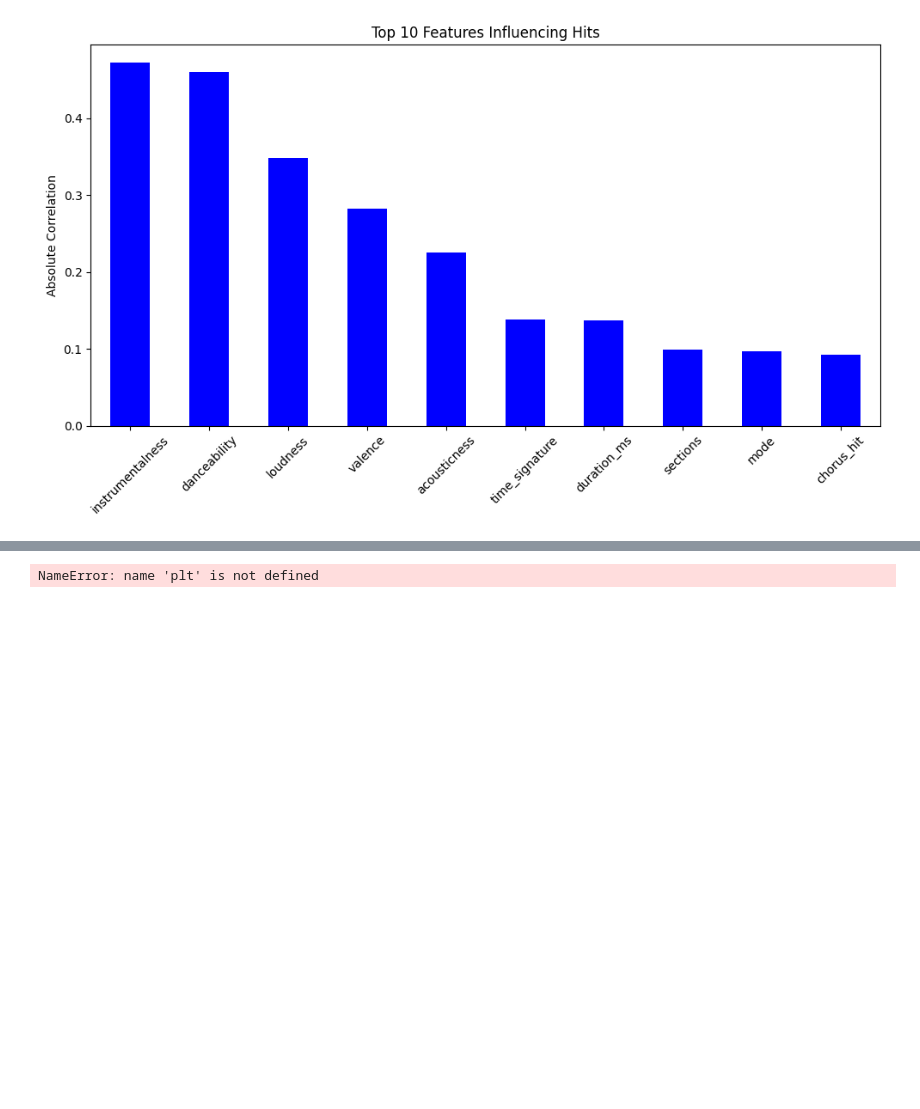
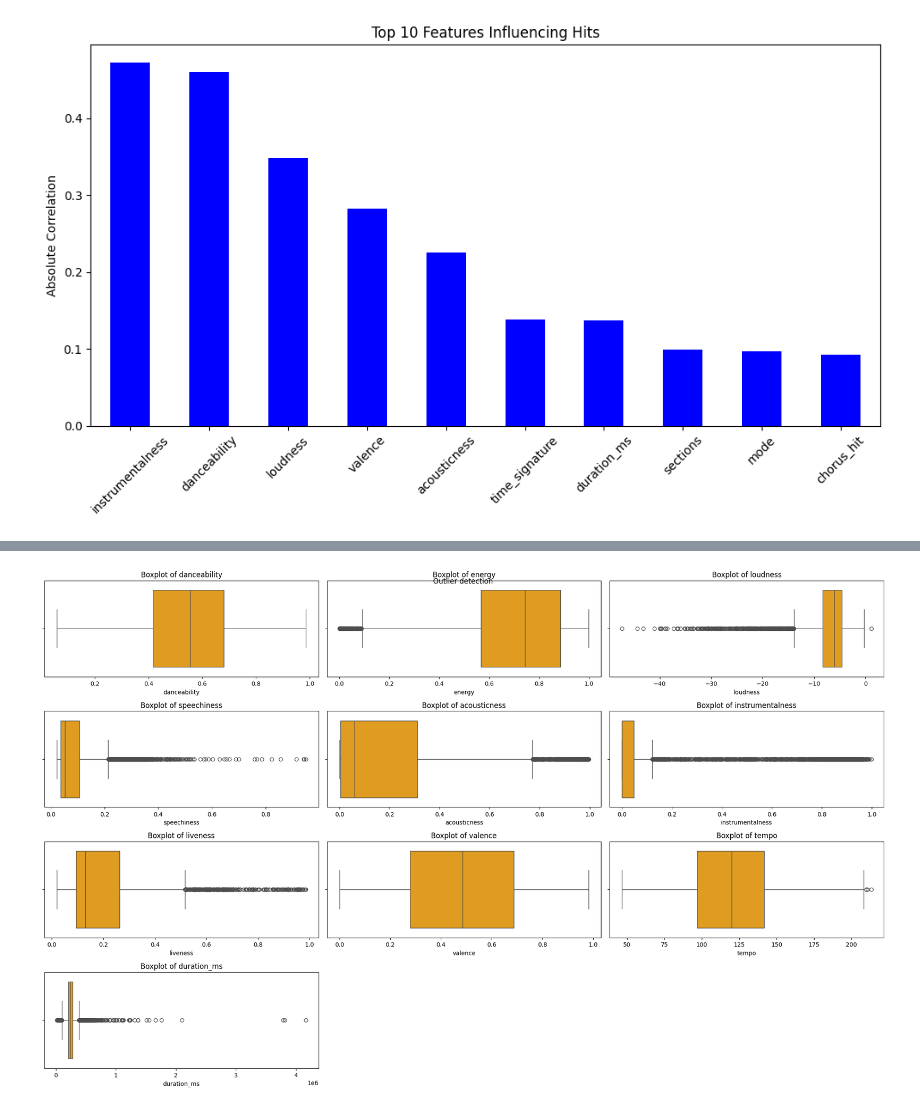
Before and after one commit to Ramadas7/Spotify-Hit-Predictor, a Jupyter notebook: notebook/spotify_hit_prediction.ipynb, the cells around one changed output, grey strips where cells are left out. Drawn from its saved outputs; the diff is of its cells as text; code cells hidden in the pictures; blank space fills up the shorter version.

```diff
--- a/notebook/spotify_hit_prediction.ipynb
+++ b/notebook/spotify_hit_prediction.ipynb
@@ -295,13 +274,14 @@ plt.savefig("C:\\Users\\kotip\\Desktop\\Spotify_Hit _Prediction\\results\\graphs
-# %%
-import matplotlib.pyplot as plt
-
-#target distribution Hit vs Non-Hit
-plt.figure(figsize=(6,4))
-sns.countplot(x='target', data=df_new, palette=['red', 'green'])
-plt.title("Hit vs Non-Hit Distribution")
-plt.xticks([0, 1], ['Non-Hit (0)', 'Hit (1)'])
-plt.xlabel("Target")
-plt.ylabel("Count")
-plt.show()
-# %% [output]
-NameError: name 'plt' is not defined
+# %%
+#outliers using boxplot
+plt.figure(figsize=(20, 15))
+for i, feature in enumerate(features):
+    plt.subplot(5, 3, i+1)
+    sns.boxplot(x=df_new[feature], color='orange')
+    plt.title(f"Boxplot of {feature}")
+    plt.tight_layout()
+
+plt.suptitle("Outlier detection")
+plt.savefig("C:\\Users\\kotip\\Desktop\\Spotify_Hit _Prediction\\results\\graphs\\boxplots.png",dpi=300,bbox_inches='tight')
+plt.show()
+# %% [output]
+[figure, added]
```
Also changed, not shown: parts of 11 cells of this notebook, 5 other files.
